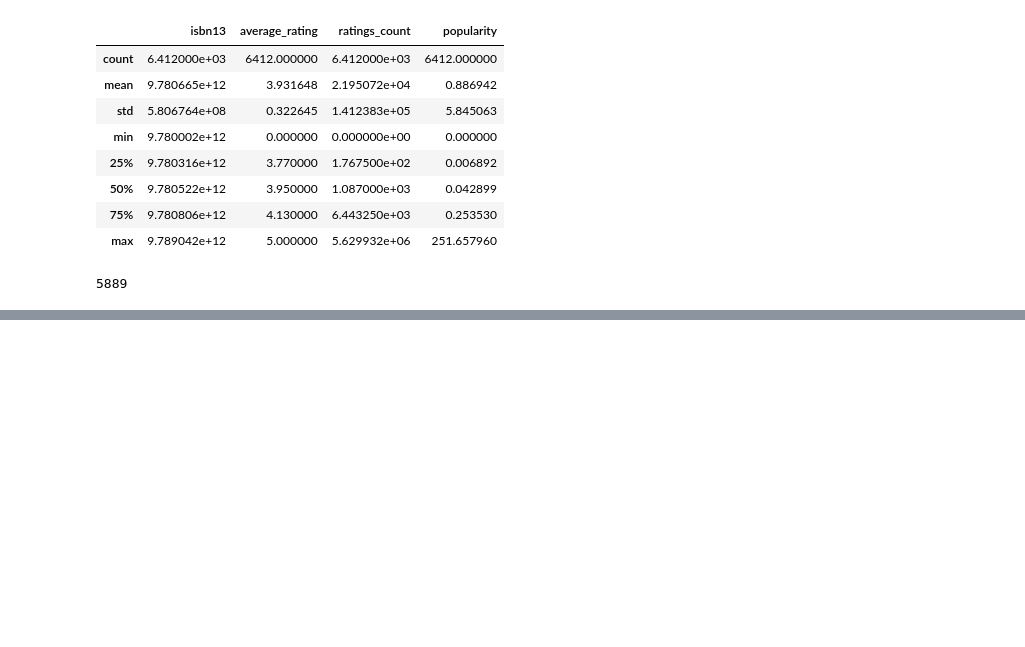
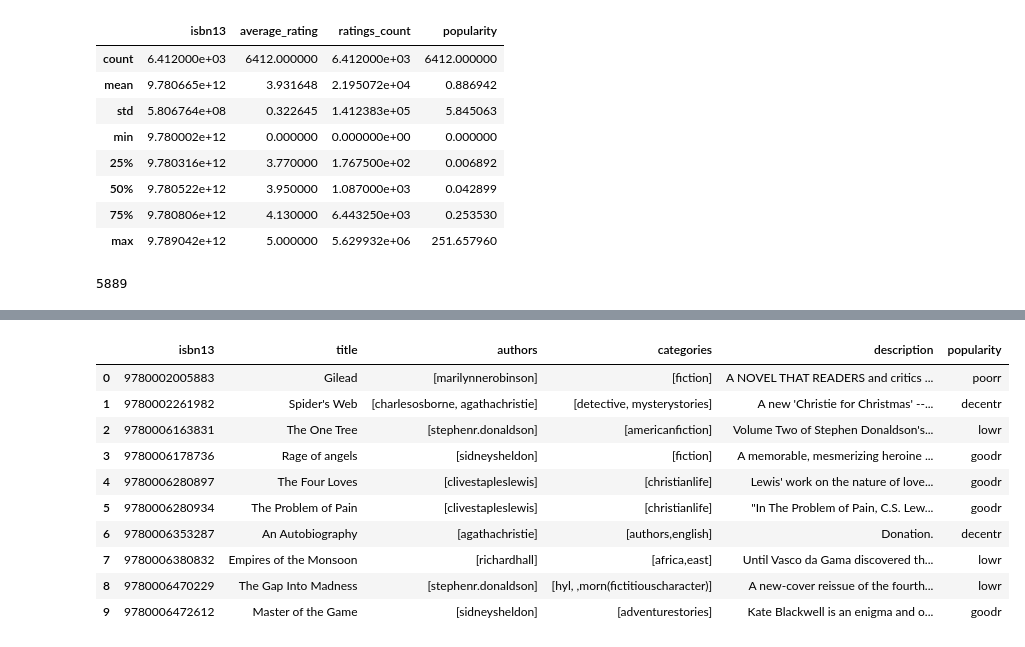
Before and after one commit to jaissugam/Book-Recommendation-System, a Jupyter notebook: recommend.ipynb, the cells around one changed output, grey strips where cells are left out. Cells and saved outputs as stored; diff of their text form; code cells hidden in the pictures; blank space fills up the shorter version.

```diff
--- a/recommend.ipynb
+++ b/recommend.ipynb
@@ -139,0 +134,15 @@ books.drop(columns=['average_rating','ratings_count'])
+# %%
+books['authors']=books['authors'].apply(makeLists)
+books['categories']=books['categories'].apply(makeLists)
+# %% [output]
+|  | isbn13 | title | authors | categories | description | popularity |
+| 0 | 9780002005883 | Gilead | [marilynnerobinson] | [fiction] | A NOVEL THAT READERS and critics ... | poorr |
+| 1 | 9780002261982 | Spider's Web | [charlesosborne, agathachristie] | [detective, mysterystories] | A new 'Christie for Christmas' --... | decentr |
+| 2 | 9780006163831 | The One Tree | [stephenr.donaldson] | [americanfiction] | Volume Two of Stephen Donaldson's... | lowr |
+| 3 | 9780006178736 | Rage of angels | [sidneysheldon] | [fiction] | A memorable, mesmerizing heroine ... | goodr |
+| 4 | 9780006280897 | The Four Loves | [clivestapleslewis] | [christianlife] | Lewis' work on the nature of love... | goodr |
+| 5 | 9780006280934 | The Problem of Pain | [clivestapleslewis] | [christianlife] | "In The Problem of Pain, C.S. Lew... | goodr |
+| 6 | 9780006353287 | An Autobiography | [agathachristie] | [authors,english] | Donation. | decentr |
+| 7 | 9780006380832 | Empires of the Monsoon | [richardhall] | [africa,east] | Until Vasco da Gama discovered th... | lowr |
+| 8 | 9780006470229 | The Gap Into Madness | [stephenr.donaldson] | [hyl, ,morn(fictitiouscharacter)] | A new-cover reissue of the fourth... | lowr |
+| 9 | 9780006472612 | Master of the Game | [sidneysheldon] | [adventurestories] | Kate Blackwell is an enigma and o... | goodr |
```
Also changed, not shown: parts of 4 cells of this notebook.
